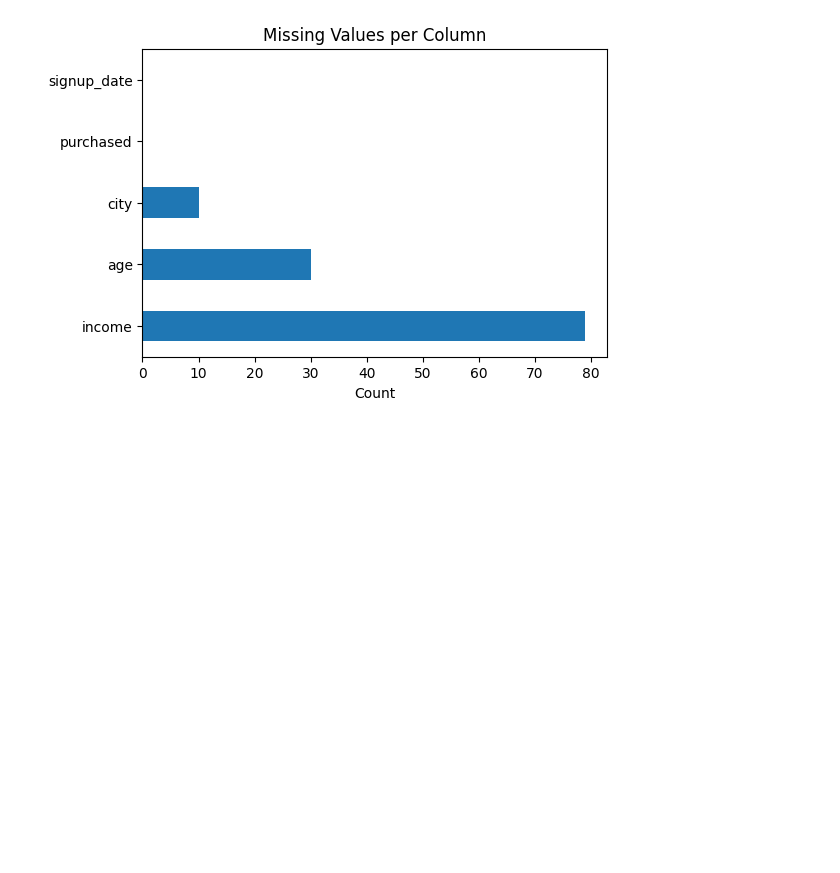
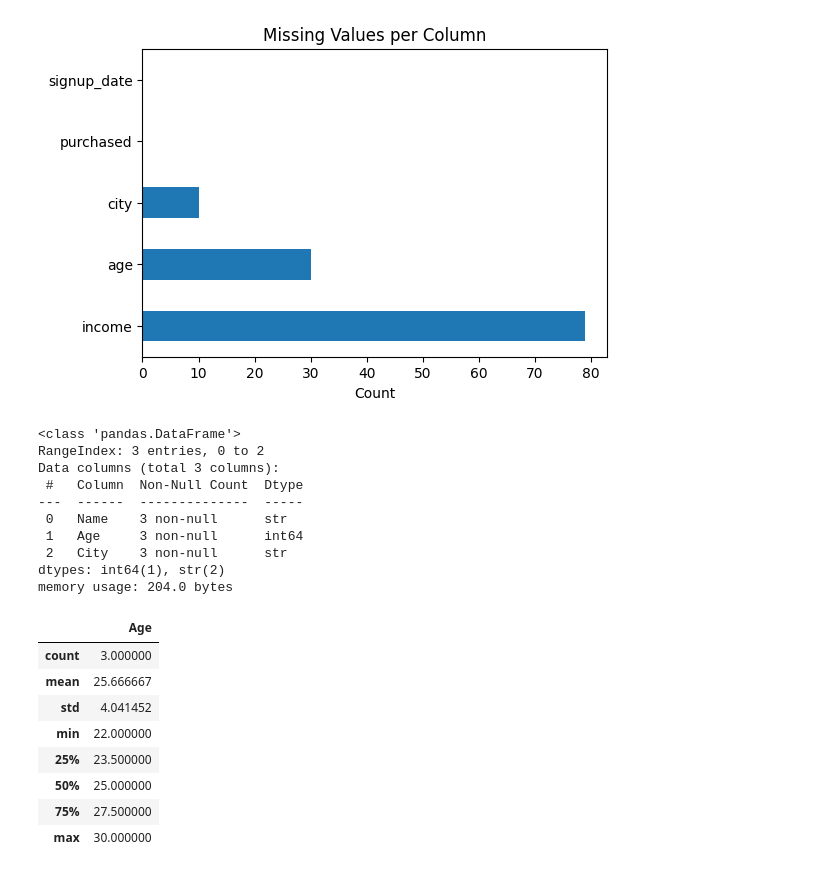
Before and after one commit to Piyushayush21/PYTHON-PRACTICE, a Jupyter notebook: PANDAS.ipynb, the cells around one changed output. Cells and saved outputs as stored; diff of their text form; code cells hidden in the pictures; blank space fills up the shorter version.

```diff
--- a/PANDAS.ipynb
+++ b/PANDAS.ipynb
@@ -125,3 +125,30 @@ plt.xlabel("Count")
 plt.show()
 # %% [output]
 [figure]
+# %%
+import pandas as pd
+s = pd.Series([10,20,30], index=['a','b','c'])
+df = pd.DataFrame({ 'Name': ['Amit','Riya','Karan'], 'Age': [25,30,22], 'City': ['Delhi','Mumbai','Pune']})
+df.head()
+df.info()
+df.describe() # statistical summary (mean, std, min, max)
+# %% [output]
+<class 'pandas.DataFrame'>
+RangeIndex: 3 entries, 0 to 2
+Data columns (total 3 columns):
+ #   Column  Non-Null Count  Dtype
+---  ------  --------------  -----
+ 0   Name    3 non-null      str
+ 1   Age     3 non-null      int64
+ 2   City    3 non-null      str
+dtypes: int64(1), str(2)
+memory usage: 204.0 bytes
+|  | Age |
+| count | 3.000000 |
+| mean | 25.666667 |
+| std | 4.041452 |
+| min | 22.000000 |
+| 25% | 23.500000 |
+| 50% | 25.000000 |
+| 75% | 27.500000 |
+| max | 30.000000 |
```
